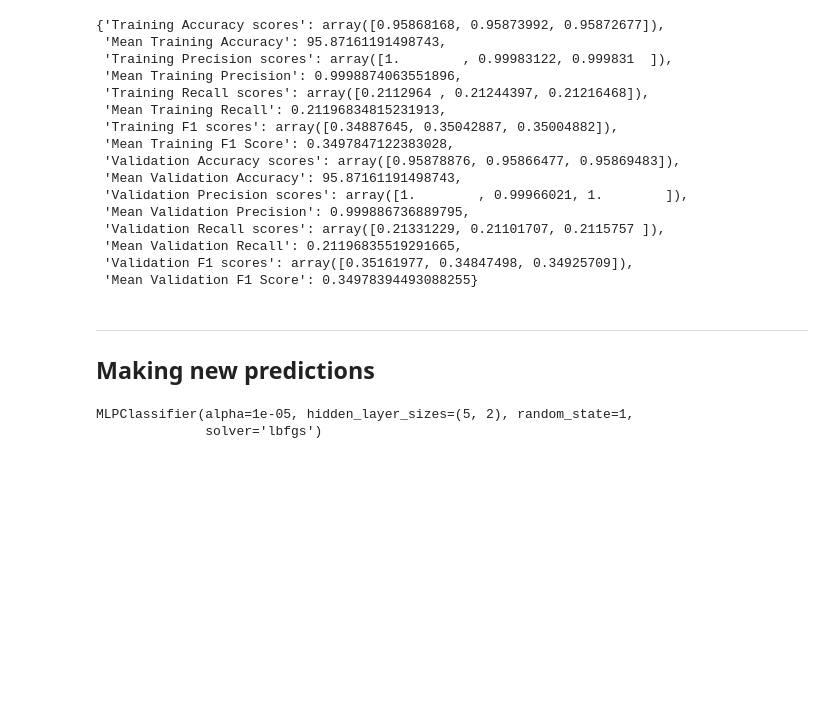
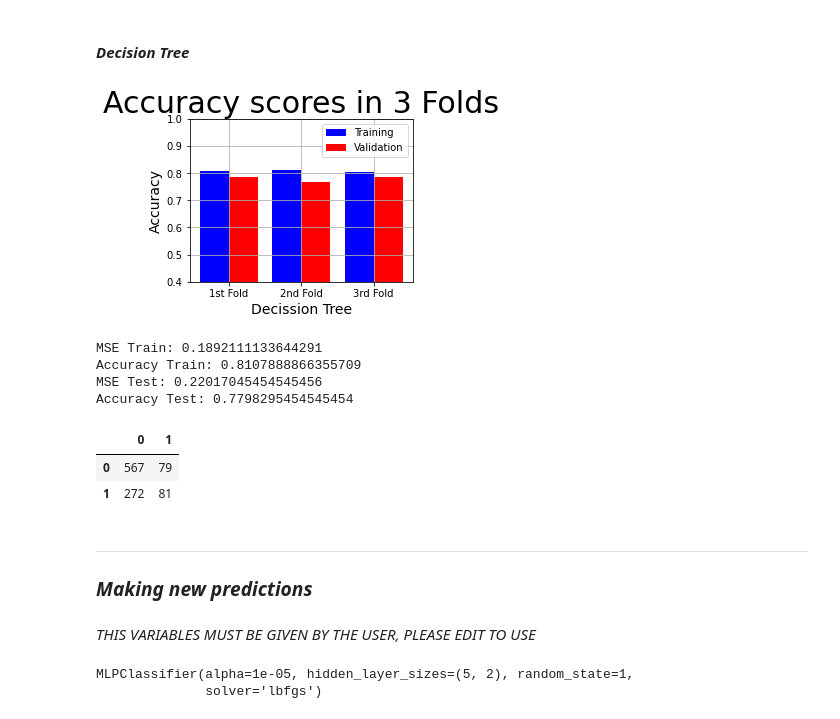
Before and after one commit to KarenRugerioA/TC3007C_AI, a Jupyter notebook: implementation/main.ipynb, the cells around one changed output. Cells and saved outputs as stored; diff of their text form; code cells hidden in the pictures; blank space fills up the shorter version.

```diff
--- a/implementation/main.ipynb
+++ b/implementation/main.ipynb
@@ -108,23 +78,22 @@ confussion_matrix
-# %%
-mlp_results
-# %% [output]
-{'Training Accuracy scores': array([0.95868168, 0.95873992, 0.95872677]),
- 'Mean Training Accuracy': 95.87161191498743,
- 'Training Precision scores': array([1.        , 0.99983122, 0.999831  ]),
- 'Mean Training Precision': 0.9998874063551896,
- 'Training Recall scores': array([0.2112964 , 0.21244397, 0.21216468]),
- 'Mean Training Recall': 0.21196834815231913,
- 'Training F1 scores': array([0.34887645, 0.35042887, 0.35004882]),
- 'Mean Training F1 Score': 0.3497847122383028,
- 'Validation Accuracy scores': array([0.95878876, 0.95866477, 0.95869483]),
- 'Mean Validation Accuracy': 95.87161191498743,
- 'Validation Precision scores': array([1.        , 0.99966021, 1.        ]),
- 'Mean Validation Precision': 0.999886736889795,
- 'Validation Recall scores': array([0.21331229, 0.21101707, 0.2115757 ]),
- 'Mean Validation Recall': 0.21196835519291665,
- 'Validation F1 scores': array([0.35161977, 0.34847498, 0.34925709]),
- 'Mean Validation F1 Score': 0.34978394493088255}
+# %% [markdown]
+#### *Decision Tree*
+# %%
+confussion_matrix, decision_tree_results = train_decision_tree(target_column_name, original_name_dataset, smote)
+# %% [output]
+[figure, added]
+MSE Train: 0.1892111133644291
+Accuracy Train: 0.8107888866355709
+MSE Test: 0.22017045454545456
+Accuracy Test: 0.7798295454545454
+# %%
+confussion_matrix
+# %% [output]
+|  | 0 | 1 |
+| 0 | 567 | 79 |
+| 1 | 272 | 81 |
 # %% [markdown]
-***
-## **Making new predictions**
+---
+### ***Making new predictions***
+# %% [markdown]
+*THIS VARIABLES MUST BE GIVEN BY THE USER, PLEASE EDIT TO USE*
 # %%
```
Also changed, not shown: parts of 21 cells of this notebook, 34 other files.
